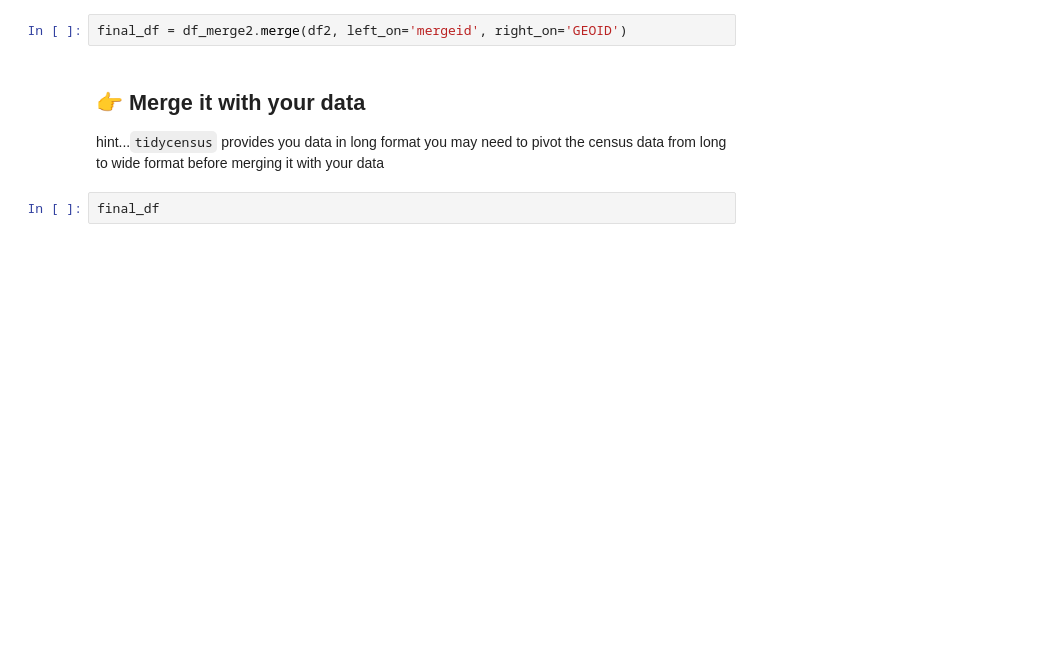
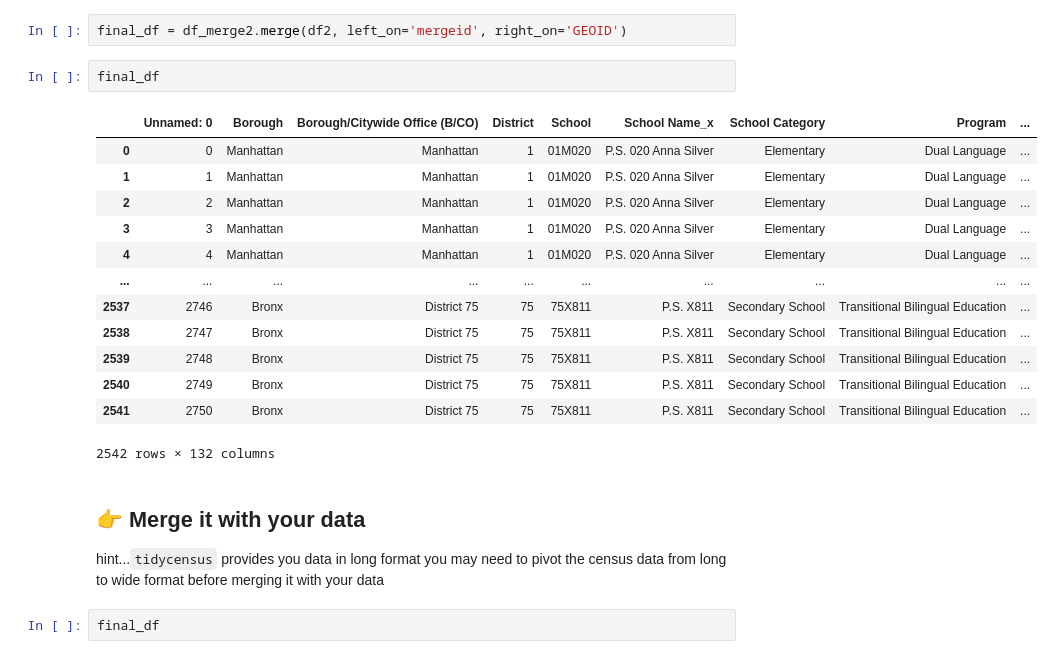
Before and after one commit to renatadaou/connect-to-census, a Jupyter notebook: merge-with-census.ipynb, the cells around one changed output. Cells and saved outputs as stored; diff of their text form; blank space fills up the shorter version.

```diff
--- a/merge-with-census.ipynb
+++ b/merge-with-census.ipynb
@@ -330,5 +256,21 @@ df2[df2['GEOID'] == '36061003001']
 # %%
 final_df = df_merge2.merge(df2, left_on='mergeid', right_on='GEOID')
+# %%
+final_df
+# %% [output]
+|  | Unnamed: 0 | Borough | Borough/Citywide Office (B/CO) | District | School | School Name_x | School Category | Program | ... |
+| 0 | 0 | Manhattan | Manhattan | 1 | 01M020 | P.S. 020 Anna Silver | Elementary | Dual Language | ... |
+| 1 | 1 | Manhattan | Manhattan | 1 | 01M020 | P.S. 020 Anna Silver | Elementary | Dual Language | ... |
+| 2 | 2 | Manhattan | Manhattan | 1 | 01M020 | P.S. 020 Anna Silver | Elementary | Dual Language | ... |
+| 3 | 3 | Manhattan | Manhattan | 1 | 01M020 | P.S. 020 Anna Silver | Elementary | Dual Language | ... |
+| 4 | 4 | Manhattan | Manhattan | 1 | 01M020 | P.S. 020 Anna Silver | Elementary | Dual Language | ... |
+| ... | ... | ... | ... | ... | ... | ... | ... | ... | ... |
+| 2537 | 2746 | Bronx | District 75 | 75 | 75X811 | P.S. X811 | Secondary School | Transitional Bilingual Education | ... |
+| 2538 | 2747 | Bronx | District 75 | 75 | 75X811 | P.S. X811 | Secondary School | Transitional Bilingual Education | ... |
+| 2539 | 2748 | Bronx | District 75 | 75 | 75X811 | P.S. X811 | Secondary School | Transitional Bilingual Education | ... |
+| 2540 | 2749 | Bronx | District 75 | 75 | 75X811 | P.S. X811 | Secondary School | Transitional Bilingual Education | ... |
+| 2541 | 2750 | Bronx | District 75 | 75 | 75X811 | P.S. X811 | Secondary School | Transitional Bilingual Education | ... |
+2542 rows × 132 columns
 # %% [markdown]
 ## 👉 Merge it with your data
 
```
Also changed, not shown: parts of 9 cells of this notebook, 3 other files.
